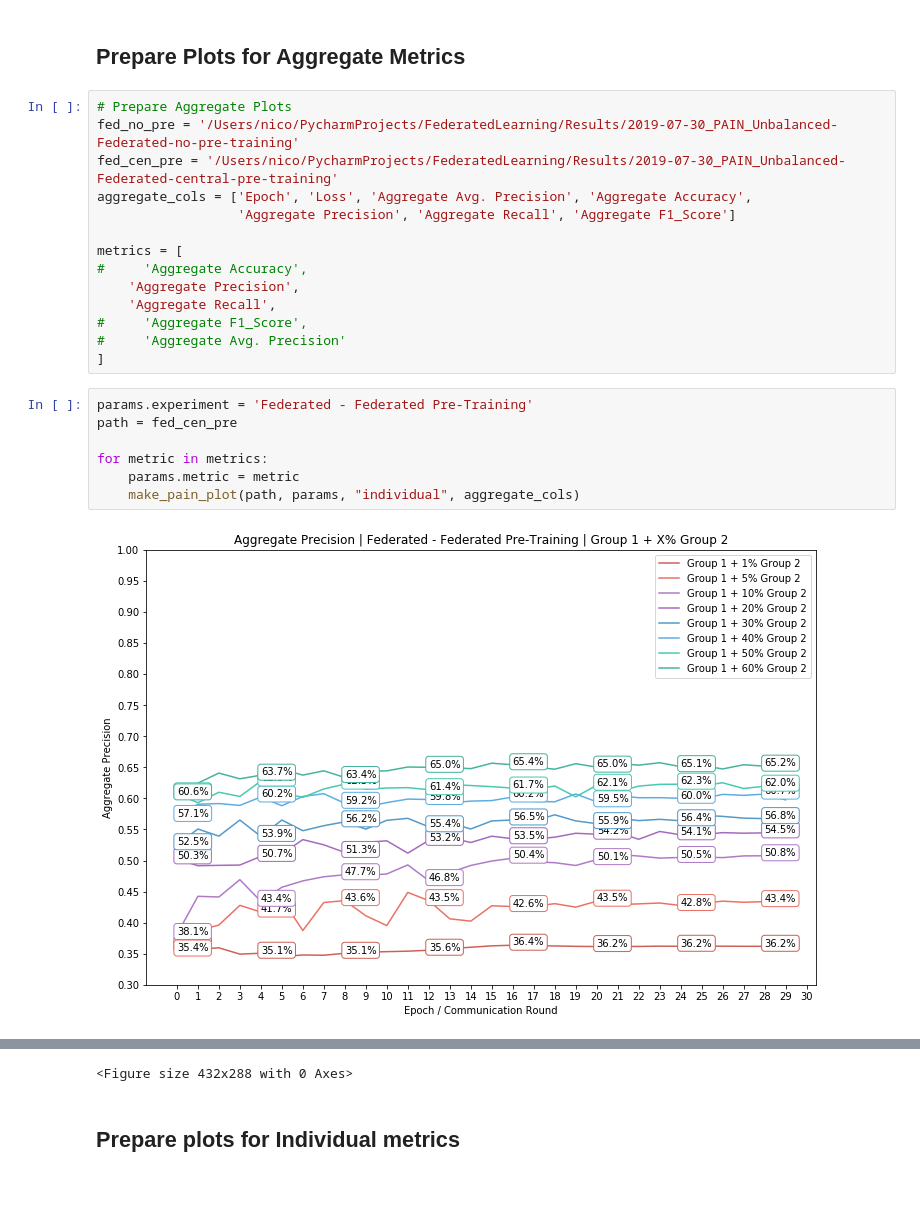
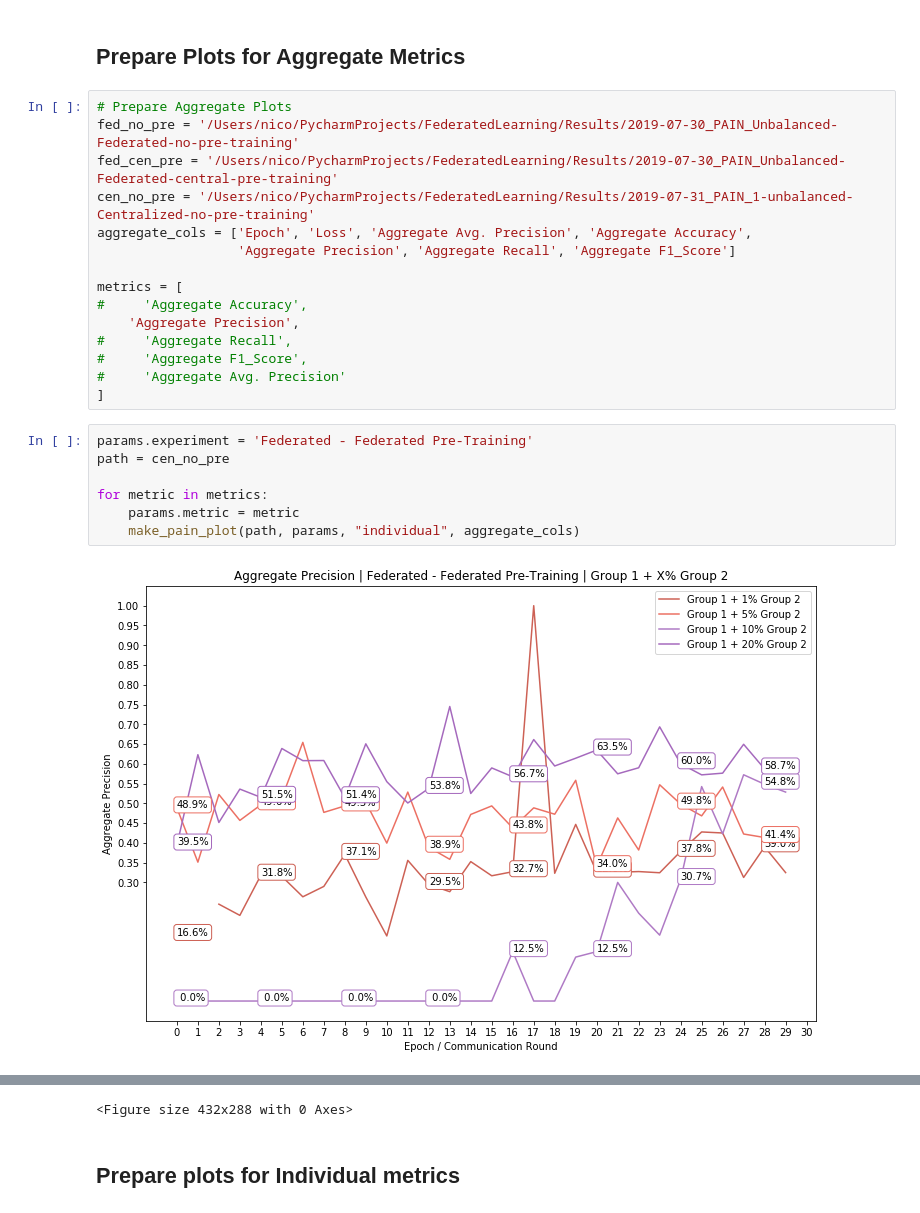
Before and after one commit to ntobis/federated-machine-learning, a Jupyter notebook: Notebooks/Result Exploration.ipynb, the cells around one changed output, grey strips where cells are left out. Cells and saved outputs as stored; diff of their text form.

```diff
--- a/Notebooks/Result Exploration.ipynb
+++ b/Notebooks/Result Exploration.ipynb
@@ -72,22 +72,23 @@ params = PF.PlotParams(
 # Prepare Aggregate Plots
 fed_no_pre = '/Users/nico/PycharmProjects/FederatedLearning/Results/2019-07-30_PAIN_Unbalanced-Federated-no-pre-training'
 fed_cen_pre = '/Users/nico/PycharmProjects/FederatedLearning/Results/2019-07-30_PAIN_Unbalanced-Federated-central-pre-training'
+cen_no_pre = '/Users/nico/PycharmProjects/FederatedLearning/Results/2019-07-31_PAIN_1-unbalanced-Centralized-no-pre-training'
 aggregate_cols = ['Epoch', 'Loss', 'Aggregate Avg. Precision', 'Aggregate Accuracy',
                   'Aggregate Precision', 'Aggregate Recall', 'Aggregate F1_Score']
 
 metrics = [
 #     'Aggregate Accuracy',
     'Aggregate Precision',
-    'Aggregate Recall',
+#     'Aggregate Recall',
 #     'Aggregate F1_Score',
 #     'Aggregate Avg. Precision'
 ]
 # %%
 params.experiment = 'Federated - Federated Pre-Training'
-path = fed_cen_pre
+path = cen_no_pre
 
 for metric in metrics:
     params.metric = metric
     make_pain_plot(path, params, "individual", aggregate_cols)
 # %% [output]
-[figure, old version]
+[figure, new version]
```
Also changed, not shown: parts of 1 cell of this notebook.
